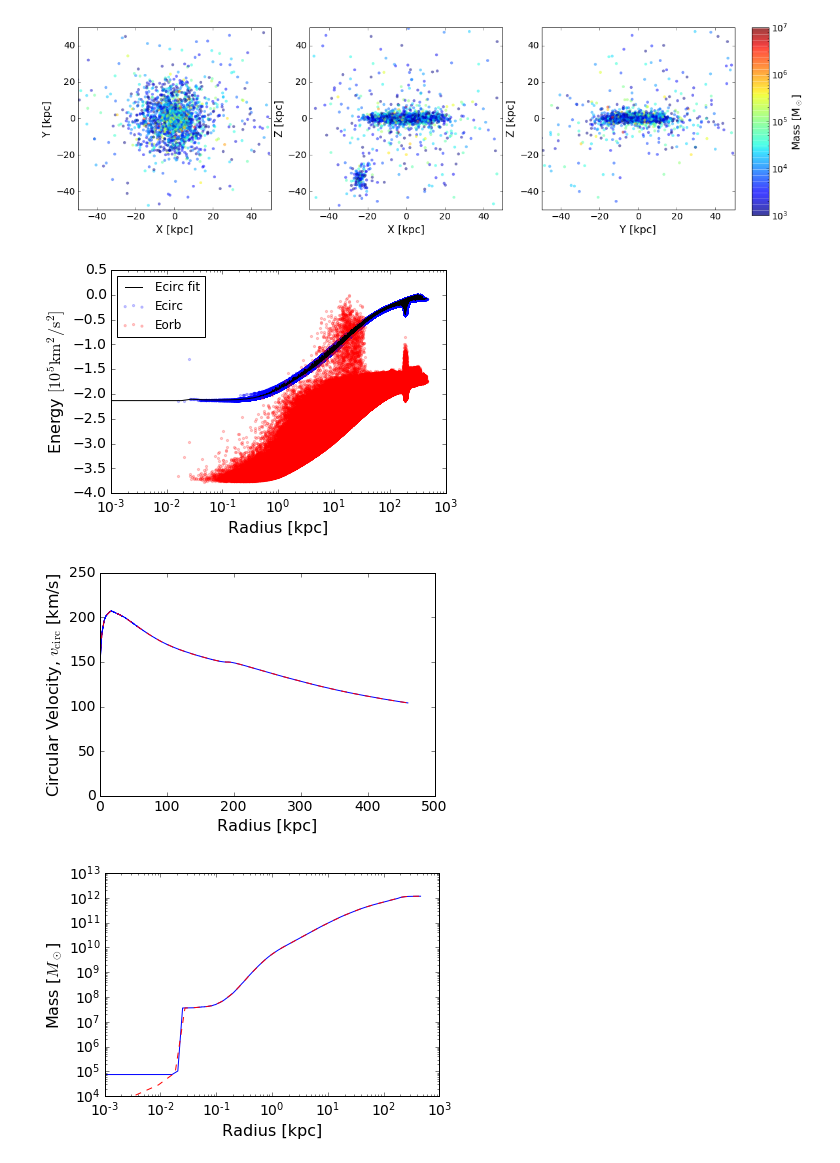
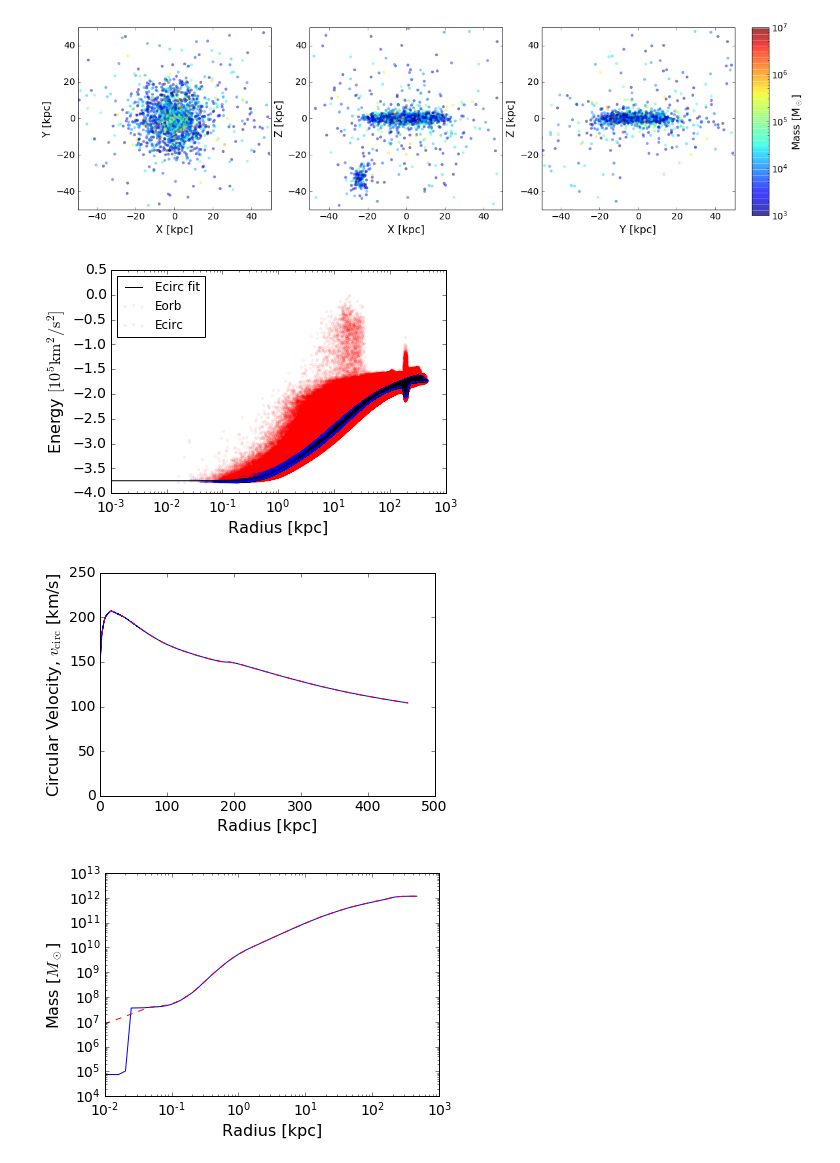
Before and after one commit to pablocoque/post_process_routines, a Jupyter notebook: src/analysis.ipynb, the cells around one changed output. Saved outputs shown, nothing was run; the diff lists cells and outputs as text; code cells hidden in the pictures.

```diff
--- a/src/analysis.ipynb
+++ b/src/analysis.ipynb
@@ -20,8 +21,8 @@ print(simulation_list)
 # s_clusterpdir.calc_sf_indizes(sf)
 # rot_matrix = s_clusterpdir.select_halo(sf)
 
-sf = load_subfind(127, dir=path+simulation_list[3]+'/output/', hdf5=True, loadonly=['fpos', 'frc2', 'svel', 'flty', 'fnsh', 'slty', 'spos', 'smty', 'ffsh'] )
-s = gadget_readsnap(127, snappath=path+simulation_list[3]+'/output/', subfind=sf, hdf5=True, loadonlyhalo=0)
+sf = load_subfind(127, dir=path+simulation_list[1]+'/output/', hdf5=True, loadonly=['fpos', 'frc2', 'svel', 'flty', 'fnsh', 'slty', 'spos', 'smty', 'ffsh'] )
+s = gadget_readsnap(127, snappath=path+simulation_list[1]+'/output/', subfind=sf, hdf5=True, loadonlyhalo=0)
 s.calc_sf_indizes( sf )
 galrad = 0.1 * sf.data['frc2'][0]
 s.select_halo( sf, use_principal_axis=True, use_cold_gas_spin=False, do_rotation=True )
@@ -162,7 +163,8 @@ kinetic_energy = np.sum(s.data['vel']**2, axis=1)
 orbital_energy = s.data['pot'] + 0.5 * kinetic_energy
 orbital_energy /= 1e5
 # print(orbital_energy.min(),orbital_energy.max())
-orbital_energy -= orbital_energy.max()
+e_max = orbital_energy.max()
+orbital_energy -= e_max
 # print(orbital_energy.min(),orbital_energy.max())
 Lz = np.cross( s.data['pos'], (s.data['vel'] ) )[:,0]
 Lz *= np.sign(np.nanmedian(Lz))
@@ -173,15 +175,9 @@ revert_sort = np.argsort(isort_parts)
 cummass = np.cumsum(s.data['mass'][isort_parts])
 Vc_parts = np.sqrt(Gcosmo*cummass[revert_sort]/parts_radius)
 
-Lzmax = parts_radius*Vc_parts
-
-circ_param = (Lz/Lzmax)
-# mask = np.abs(circ_param) > 1.0
-# circ_param[mask] = 1.0*np.sign(circ_param[mask])
+Ecirc = 0.5*Vc_parts[isort_parts]**2 + s.data['pot'][isort_parts]
+Ecirc /= 1e5
+Ecirc -= e_max
-# %%
-Ecirc = 0.5*Vc_parts[isort_parts]**2 + s.data['pot'][isort_parts]
-Ecirc /= 1e5
-Ecirc -= np.max(Ecirc[~np.isinf(Ecirc)])
 # %%
 def mask_equal_to_previous(arr):
     mask = np.ones(len(arr), dtype=bool)
@@ -191,21 +187,21 @@ def mask_equal_to_previous(arr):
 # Example usage
 mask = mask_equal_to_previous(parts_radius[isort_parts][~np.isinf(Ecirc)])
 # %%
-r_test = np.linspace(parts_radius.min(), parts_radius.max(),50000)
+r_test = np.linspace(parts_radius.min(), parts_radius.max(),10000)
 Ecirc_f = sp.interpolate.interp1d(parts_radius[isort_parts][~np.isinf(Ecirc)][mask], Ecirc[~np.isinf(Ecirc)][mask], bounds_error=False, fill_value='extrapolate')
 Vc_f = sp.interpolate.interp1d(parts_radius[isort_parts][~np.isinf(Ecirc)][mask], Vc_parts[isort_parts][~np.isinf(Ecirc)][mask], bounds_error=False, fill_value='extrapolate')
 Mr_f = sp.interpolate.interp1d(parts_radius[isort_parts][~np.isinf(Ecirc)][mask], cummass[~np.isinf(Ecirc)][mask], bounds_error=False, fill_value='extrapolate')
 # %%
-plt.scatter(1e3*parts_radius[isort_parts][~np.isinf(Ecirc)][mask], Ecirc[~np.isinf(Ecirc)][mask], edgecolors='face', label='Ecirc', s=5, alpha=0.2)
-plt.scatter(1e3*parts_radius[isort_parts][~np.isinf(Ecirc)][mask], orbital_energy[isort_parts][~np.isinf(Ecirc)][mask], c='r', edgecolors='face', label='Eorb', s=5, alpha=0.2)
+plt.scatter(1e3*parts_radius[isort_parts][~np.isinf(Ecirc)][mask], orbital_energy[isort_parts][~np.isinf(Ecirc)][mask], c='r', edgecolors='face', label='Eorb', s=5, alpha=0.05)
+plt.scatter(1e3*parts_radius[isort_parts][~np.isinf(Ecirc)][mask], Ecirc[~np.isinf(Ecirc)][mask], edgecolors='face', label='Ecirc', s=5, alpha=0.05)
 plt.plot(1e3*r_test, Ecirc_f(r_test), c='k', label='Ecirc fit')
 plt.legend(loc='upper left')
 plt.xscale('log')
 plt.xlabel('Radius [kpc]', fontsize=16)
 plt.ylabel(r'Energy $[10^5 \rm{km}^2/\rm{s}^2]$', fontsize=16)
 plt.tick_params(axis='both', which='both', labelsize=14)
 # %% [output]
-[figure, old version]
+[figure, new version]
 # %%
 plt.plot(1e3*parts_radius[isort_parts], Vc_parts[isort_parts])
 plt.plot(1e3*r_test, Vc_f(r_test), 'r--')
@@ -214,7 +210,7 @@ plt.ylabel(r'Circular Velocity, $v_{\rm{circ}}$ [km/s]', fontsize=16)
 plt.tick_params(axis='both', which='both', labelsize=14)
 plt.tick_params(axis='both', which='both', labelsize=14)
 # %% [output]
-[figure, old version]
+[figure, new version]
 # %%
 plt.plot(1e3*parts_radius[isort_parts], 1e10*cummass)
 plt.plot(1e3*r_test, 1e10*Mr_f(r_test), 'r--')
@@ -224,5 +220,5 @@ plt.xlabel('Radius [kpc]', fontsize=16)
 plt.ylabel(r'Mass [$M_\odot$]', fontsize=16)
 plt.tick_params(axis='both', which='both', labelsize=14)
 # %% [output]
-[figure, old version]
+[figure, new version]
 # %%
```
Also changed, not shown: parts of 21 cells of this notebook, 2 other files.
